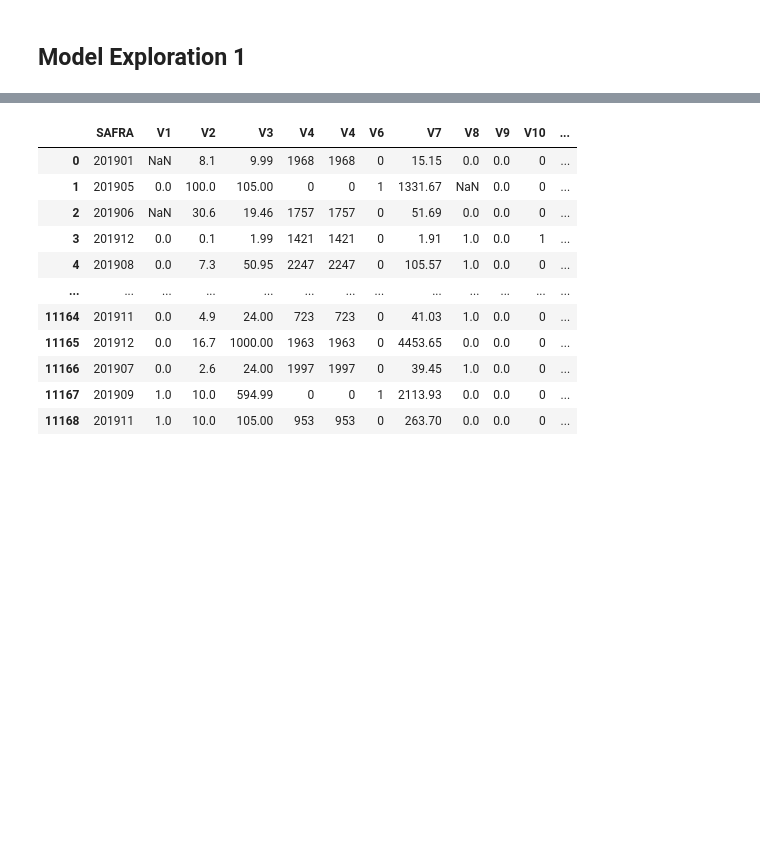
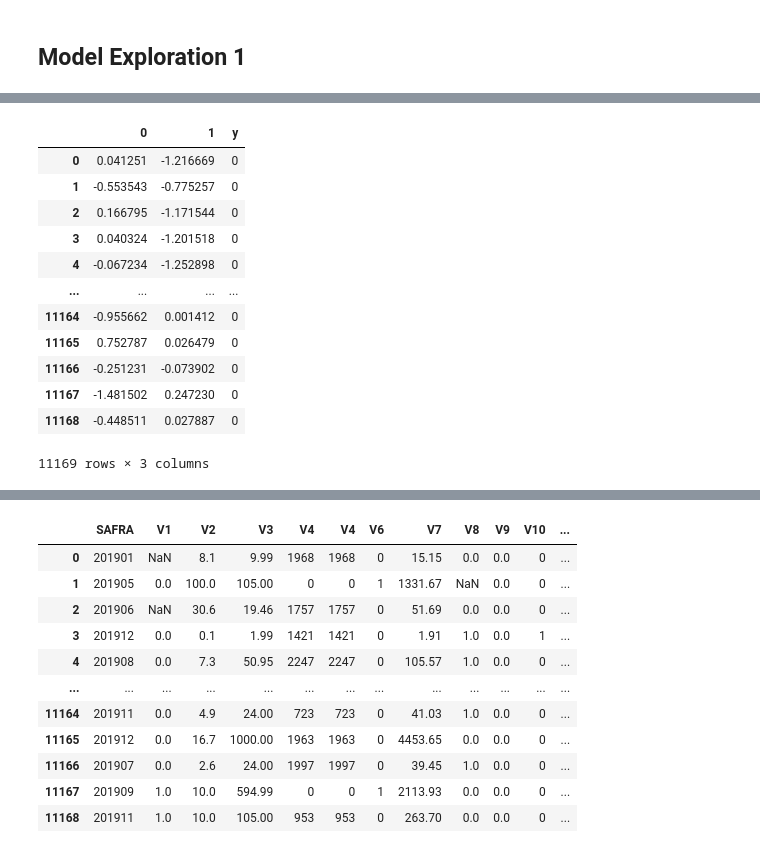
Before and after one commit to marceloosg/ibge, a Jupyter notebook: Trustly.ipynb, the cells around one changed output, grey strips where cells are left out. Saved outputs shown, nothing was run; the diff lists cells and outputs as text; code cells hidden in the pictures; blank space fills up the shorter version.

```diff
--- a/Trustly.ipynb
+++ b/Trustly.ipynb
@@ -264,0 +301,16 @@ dgeo.describe()
+# %%
+X_r
+# %% [output]
+|  | 0 | 1 | y |
+| 0 | 0.041251 | -1.216669 | 0 |
+| 1 | -0.553543 | -0.775257 | 0 |
+| 2 | 0.166795 | -1.171544 | 0 |
+| 3 | 0.040324 | -1.201518 | 0 |
+| 4 | -0.067234 | -1.252898 | 0 |
+| ... | ... | ... | ... |
+| 11164 | -0.955662 | 0.001412 | 0 |
+| 11165 | 0.752787 | 0.026479 | 0 |
+| 11166 | -0.251231 | -0.073902 | 0 |
+| 11167 | -1.481502 | 0.247230 | 0 |
+| 11168 | -0.448511 | 0.027887 | 0 |
+11169 rows × 3 columns
```
Also changed, not shown: parts of 19 cells of this notebook.
